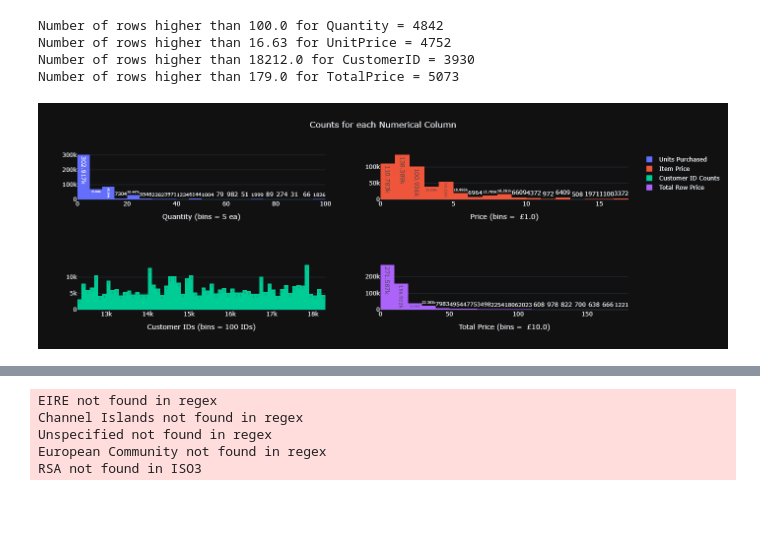
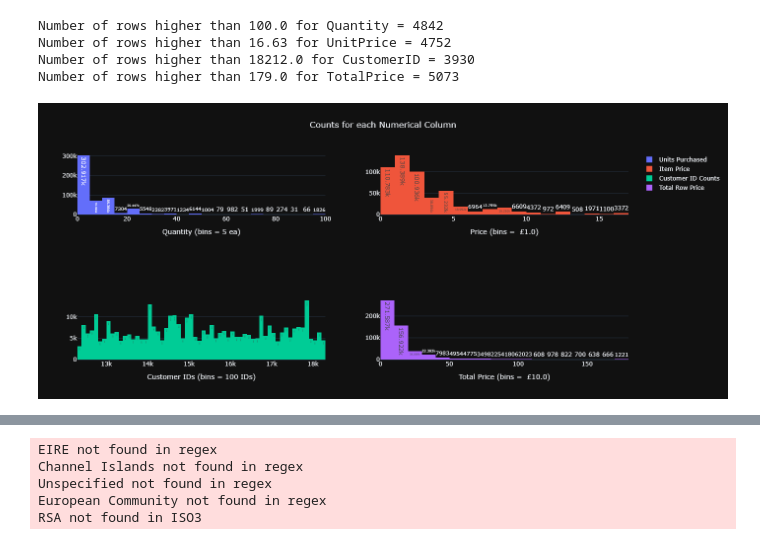
Before and after one commit to lkbaldridge/Online-Sales-Analytics---From-EDA-to-Customer-Segmentation-Product-Clustering, a Jupyter notebook: 2. data analysis and visualization.ipynb, the cells around one changed output, grey strips where cells are left out. Saved outputs shown, nothing was run; the diff lists cells and outputs as text; code cells hidden in the pictures; blank space fills up the shorter version.

Commit message:
switching graphs to static images

```diff
--- a/2. data analysis and visualization.ipynb
+++ b/2. data analysis and visualization.ipynb
@@ -33,7 +33,7 @@ def display_side_by_side(*args):
     display(HTML(html_str))
 # %%
 #Again, let's do some initial exploration once again on the newly generated csv
-df = pd.read_csv('online_retail_pos_stock.csv')
+df = pd.read_csv(r'notebook referenced files/online_retail_pos_stock.csv')
 display_side_by_side(df.head())
 display_side_by_side(df.tail())
 print('-------------------------------')
@@ -185,27 +185,27 @@ Number of rows higher than 179.0 for TotalPrice = 5073
 # %%
 #That last cell output shows that at most, these rows above the 99% percentile contain a small fraction of the 500,000+ rows that make up our data so for the sole purpose of getting a better visibility of the density distributions of numerical columns, we will produce some graphs that leave them out in the meantime
 fig = subplots.make_subplots(rows=2, cols=2, vertical_spacing=0.4)
 
 hist1 = go.Histogram(x=array_dicts['Quantity'], texttemplate='%{y}',  xbins=dict(start=0, end = float(top_percentile['Quantity']), size=5), name='Units Purchased')
 hist2 = go.Histogram(x=array_dicts['UnitPrice'], texttemplate='%{y}',  xbins=dict(start=0, end = float(top_percentile['UnitPrice']), size=1), name='Item Price')
 hist3 = go.Histogram(x=array_dicts['CustomerID'], texttemplate='%{y}', xbins=dict(size=100), name='Customer ID Counts')
 hist4 = go.Histogram(x=array_dicts['TotalPrice'],  texttemplate='%{y}',  xbins=dict(start=0, end = float(top_percentile['TotalPrice']), size=10), name='Total Row Price')
 
 # Update x-axis labels
 fig.update_xaxes(title_text=  'Quantity (bins = 5 ea)', row=1, col=1)
 fig.update_xaxes(title_text='Price (bins = 	£1.0)', row=1, col=2)
 fig.update_xaxes(title_text=f'Customer IDs (bins = 100 IDs)', row=2, col=1)
 fig.update_xaxes(title_text=f'Total Price (bins = 	£10.0)', row=2, col=2)
 
 fig.append_trace(hist1, 1,1)
 fig.append_trace(hist2, 1,2)
 fig.append_trace(hist3, 2,1)
 fig.append_trace(hist4, 2,2)
 
-fig.update_layout(title = 'Counts for each Numerical Column', title_x = 0.5, width =1400)
+fig.update_layout(title = 'Counts for each Numerical Column', title_x = 0.5, width =1400, height =600)
 pio.write_image(fig, 'hist1.png')
 
 Image('hist1.png')
 # %% [output]
-[figure, old version]
+[figure, new version]
 # %%
```
Also changed, not shown: parts of 9 cells of this notebook, 13 other files.
